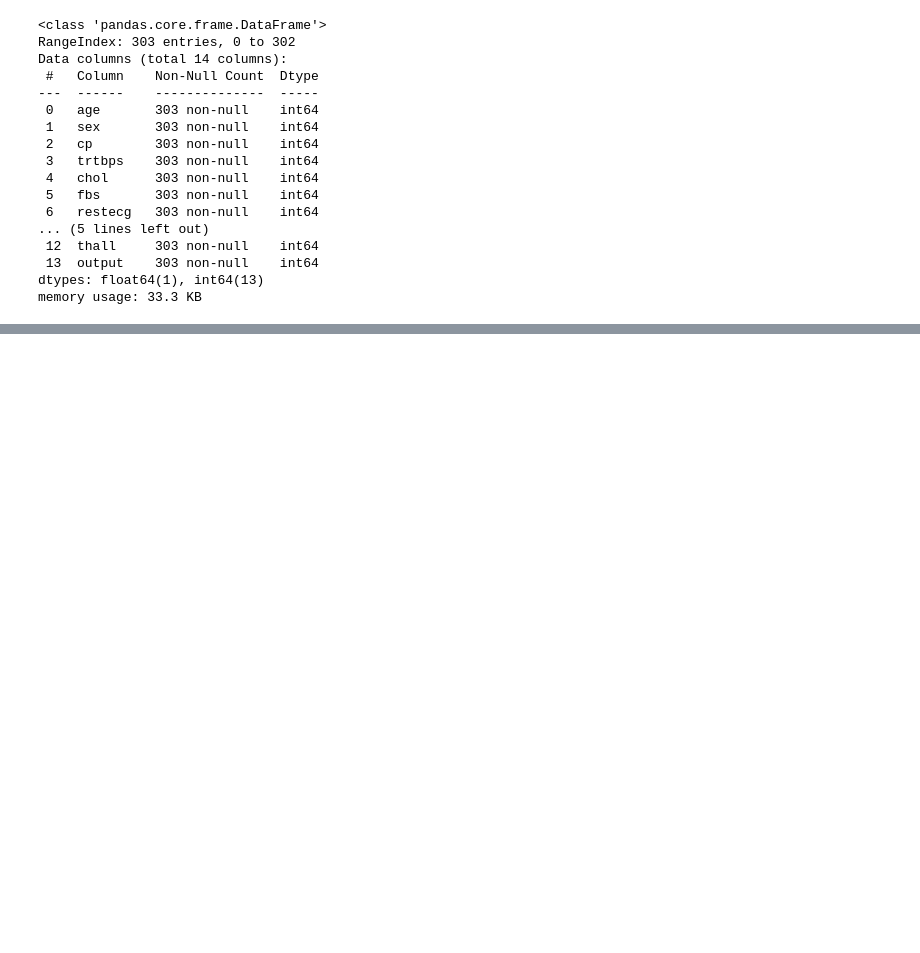
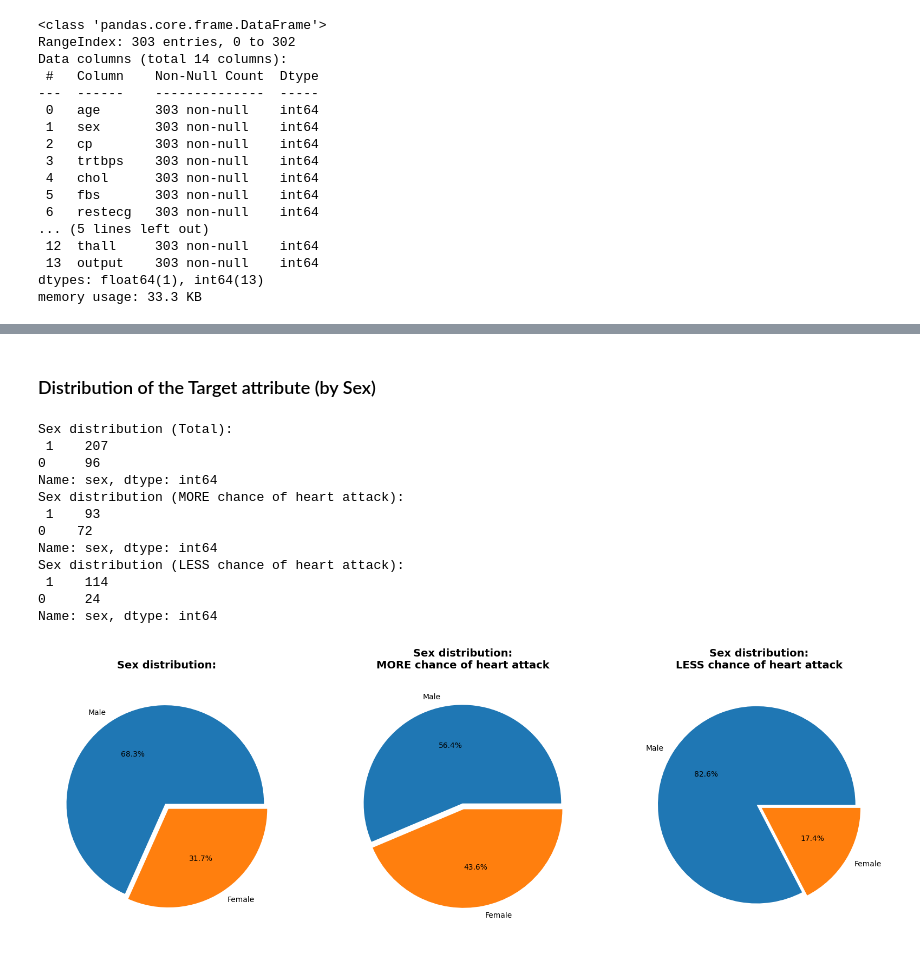
Before and after one commit to marbrex/tiw-data-analysis-project, a Jupyter notebook: descript-data.ipynb, the cells around one changed output, grey strips where cells are left out. Saved outputs shown, nothing was run; the diff lists cells and outputs as text; code cells hidden in the pictures; blank space fills up the shorter version.

```diff
--- a/descript-data.ipynb
+++ b/descript-data.ipynb
@@ -98,0 +99,46 @@ ShapiroResult(statistic=0.9686175584793091, pvalue=0.002868662355467677)
+# %% [markdown]
+### Distribution of the Target attribute (by Sex)
+# %%
+df_likely = df[df['output'] == HeartAttack.Likely.value]
+df_notlikely = df[df['output'] == HeartAttack.NotLikely.value]
+
+# Display count
+print('Sex distribution (Total):\n', df.sex.value_counts())
+print('Sex distribution (MORE chance of heart attack):\n', df_likely.sex.value_counts())
+print('Sex distribution (LESS chance of heart attack):\n', df_notlikely.sex.value_counts())
+
+fig, ax = plt.subplots(1, 3, sharey=False, figsize=[20, 20])
+labels = ['Male', 'Female']
+explode = [0.03, 0.03]
+
+# Pie Charts
+ax[0].pie(df.sex.value_counts(), explode=explode, labels=labels, autopct="%1.1f%%")
+ax[1].pie(df_likely.sex.value_counts(), explode=explode, labels=labels, autopct="%1.1f%%")
+ax[2].pie(df_notlikely.sex.value_counts(), explode=explode, labels=labels, autopct="%1.1f%%")
+
+# Charts' Titles
+textOpts = {
+    'fontsize': 14,
+    'fontweight': 'bold',
+    'horizontalalignment': 'center'
+}
+textPosX = 0; textPosY = 1.4
+ax[0].text(textPosX, textPosY, 'Sex distribution:', textOpts)
+ax[1].text(textPosX, textPosY, 'Sex distribution:\nMORE chance of heart attack', textOpts)
+ax[2].text(textPosX, textPosY, 'Sex distribution:\nLESS chance of heart attack', textOpts)
+
+plt.show()
+# %% [output]
+Sex distribution (Total):
+ 1    207
+0     96
+Name: sex, dtype: int64
+Sex distribution (MORE chance of heart attack):
+ 1    93
+0    72
+Name: sex, dtype: int64
+Sex distribution (LESS chance of heart attack):
+ 1    114
+0     24
+Name: sex, dtype: int64
+[figure, added]
```
Also changed, not shown: parts of 27 cells of this notebook, 2 other files.
